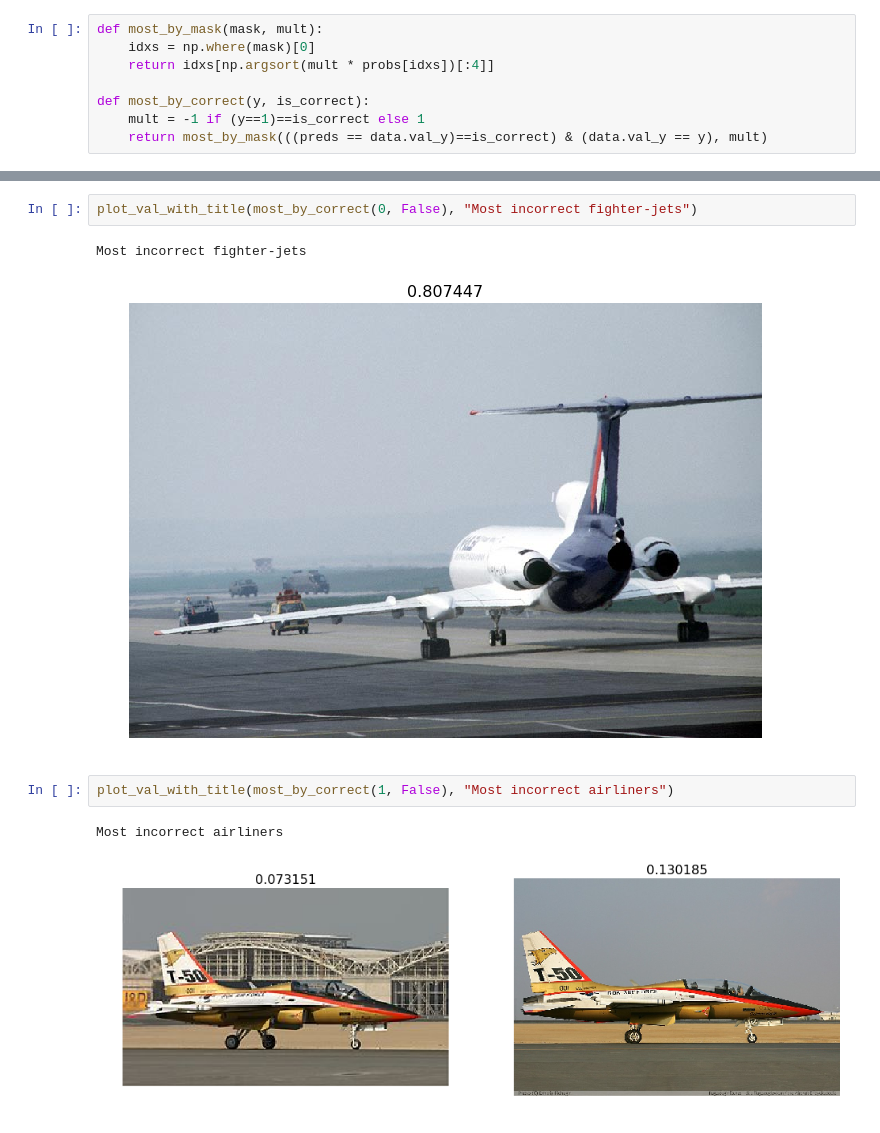
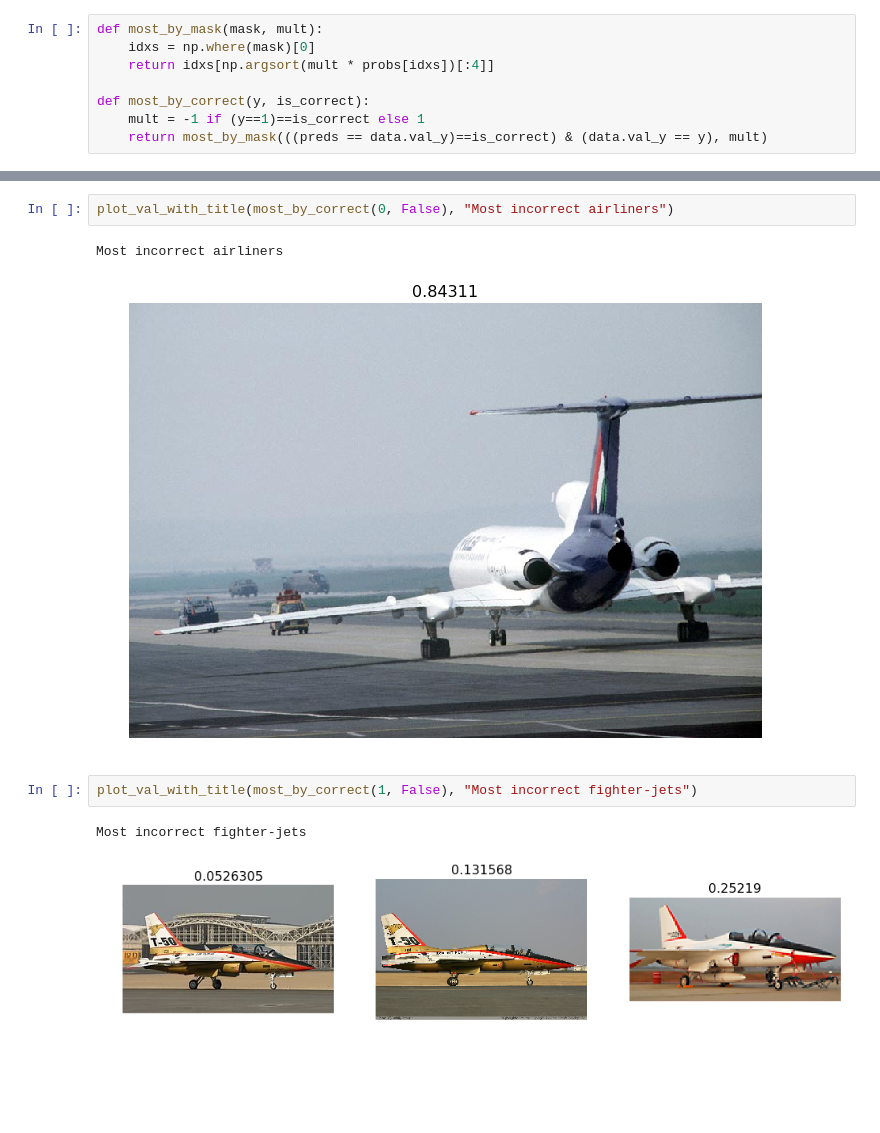
Before and after one commit to ericlingit/fastai-notes, a Jupyter notebook: lesson01/lesson1_homework.ipynb, the cells around one changed output, grey strips where cells are left out. Cells and saved outputs as stored; diff of their text form; blank space fills up the shorter version.

Commit message:
Fixed most incorrect airliners and fighter-jets title

```diff
--- a/lesson01/lesson1_homework.ipynb
+++ b/lesson01/lesson1_homework.ipynb
@@ -215,13 +215,13 @@ Most correct fighter-jets
+# %%
+plot_val_with_title(most_by_correct(0, False), "Most incorrect airliners")
+# %% [output]
+Most incorrect airliners
+[figure, added]
 # %%
-plot_val_with_title(most_by_correct(0, False), "Most incorrect fighter-jets")
+plot_val_with_title(most_by_correct(1, False), "Most incorrect fighter-jets")
 # %% [output]
 Most incorrect fighter-jets
-[figure, old version]
+[figure, new version]
-# %%
-plot_val_with_title(most_by_correct(1, False), "Most incorrect airliners")
-# %% [output]
-Most incorrect airliners
-[figure, removed]
 # %%
 most_uncertain = np.argsort(np.abs(probs -0.5))[:4]
 plot_val_with_title(most_uncertain, "Most uncertain predictions")
```
Also changed, not shown: parts of 9 cells of this notebook.
